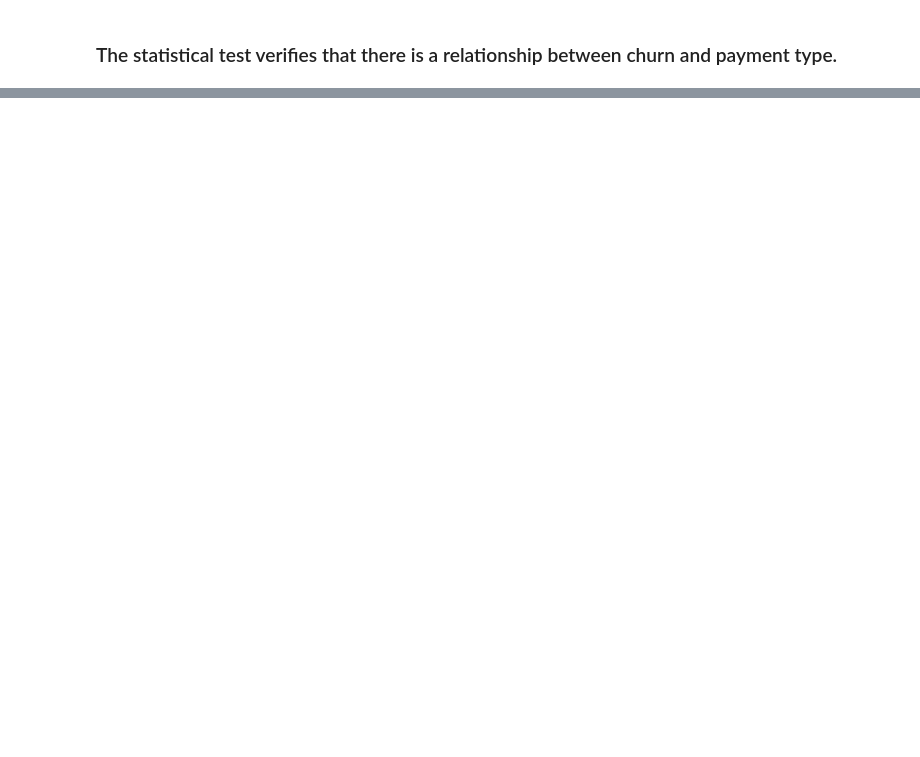
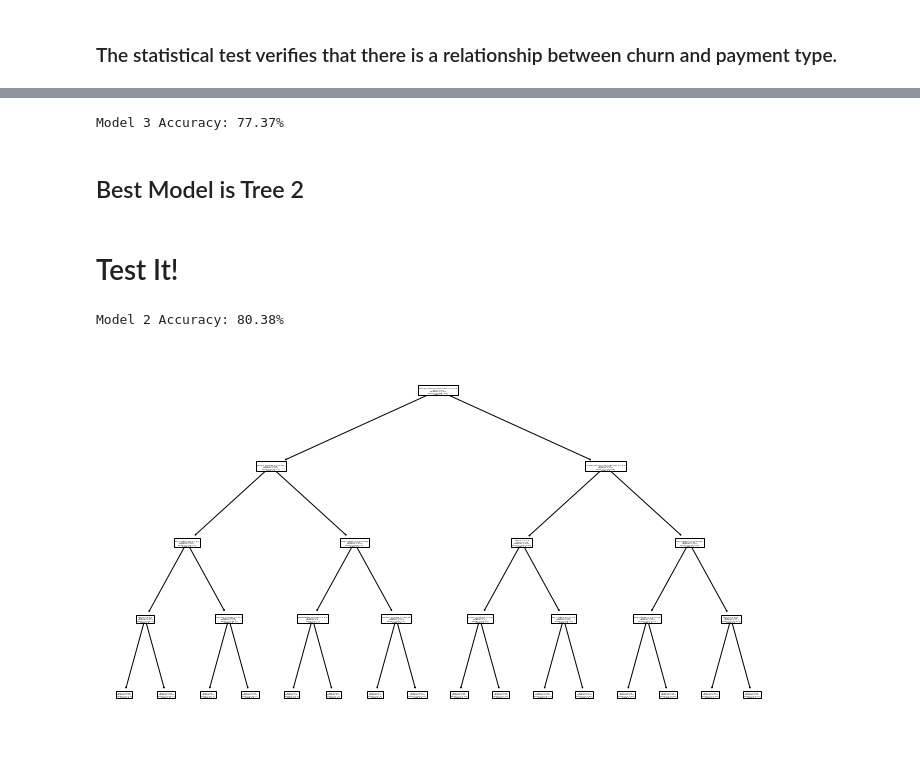
Before and after one commit to raedownen/Project_1-Classification, a Jupyter notebook: final_report.ipynb, the cells around one changed output, grey strips where cells are left out. Saved outputs shown, nothing was run; the diff lists cells and outputs as text; code cells hidden in the pictures; blank space fills up the shorter version.

```diff
--- a/final_report.ipynb
+++ b/final_report.ipynb
@@ -307,0 +334,9 @@ print(p)
+# %%
+accuracy = tree3.score(X_validate, y_validate)
+print(f'Model 3 Accuracy: {accuracy:.2%}')
+# %% [output]
+Model 3 Accuracy: 77.37%
+# %% [markdown]
+## Best Model is Tree 2
+# %% [markdown]
+# Test It!
@@ -307,0 +353,11 @@ print(p)
+# %%
+accuracy = tree2.score(X_test, y_test)
+print(f'Model 2 Accuracy: {accuracy:.2%}')
+# %% [output]
+Model 2 Accuracy: 80.38%
+# %%
+plt.figure(figsize=(12, 7))
+plot_tree(tree2, feature_names=X_train.columns, class_names=['0','1'])
+plt.show()
+# %% [output]
+[figure, added]
```
Also changed, not shown: parts of 44 cells of this notebook.
